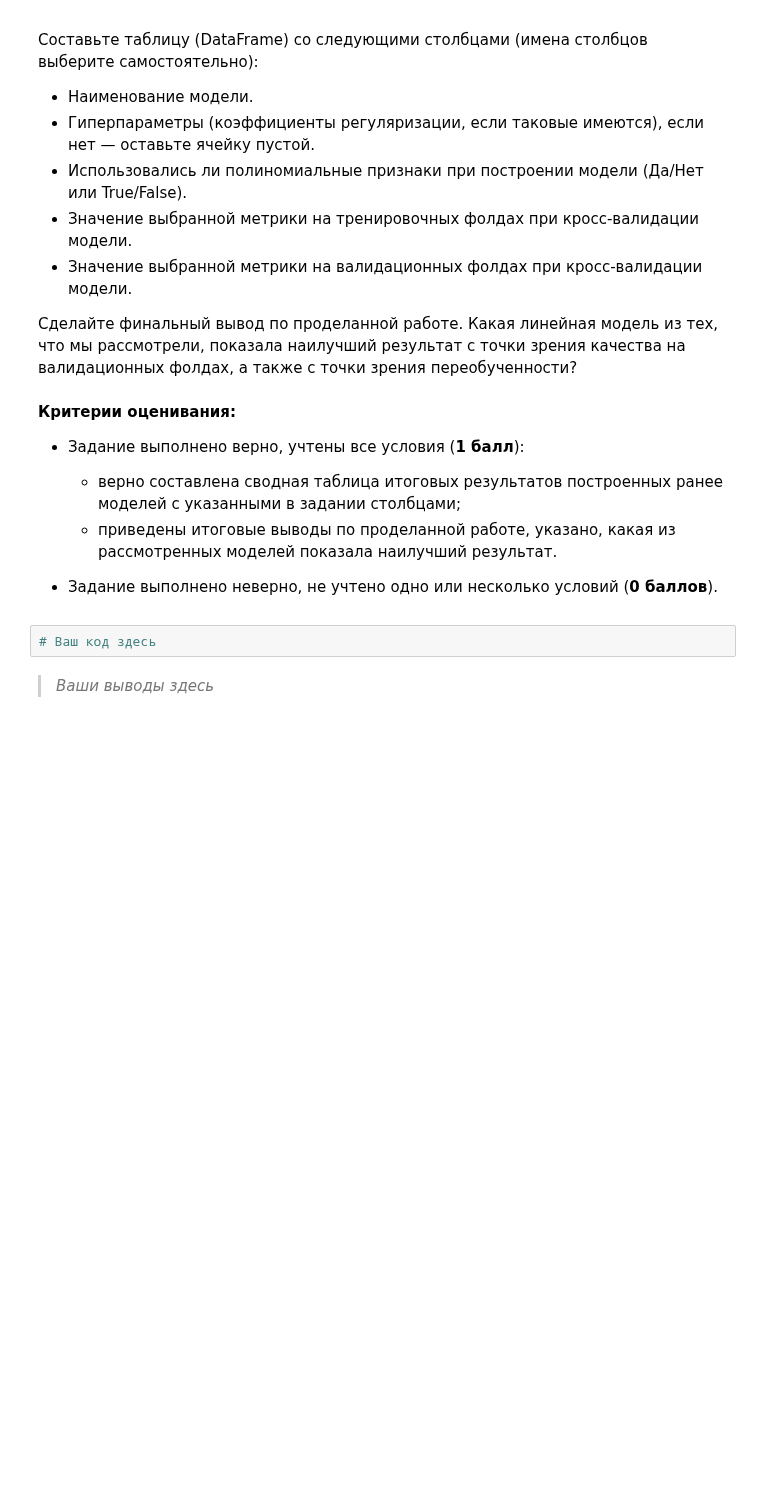
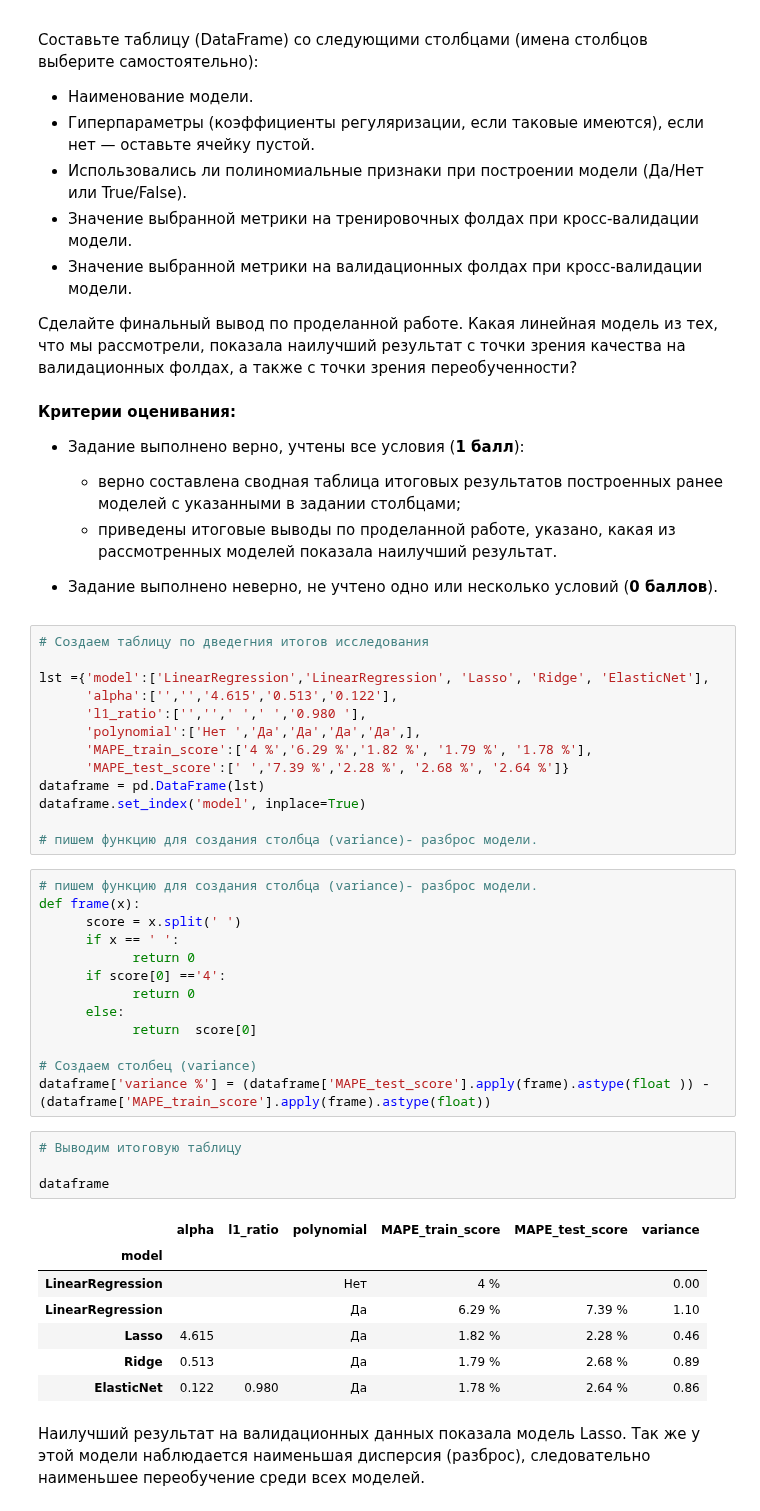
Before and after one commit to d3enjan/sf_data_science, a Jupyter notebook: skillfactory/MATH&ML-2. Линейная алгебра в контексте линейных методов. Часть II/MATH-ML-2. Практика. Ноутбук-шаблон.ipynb, the cells around one changed output. Saved outputs shown, nothing was run; the diff lists cells and outputs as text; blank space fills up the shorter version.

```diff
--- a/skillfactory/MATH&ML-2. Линейная алгебра в контексте линейных методов. Часть II/MATH-ML-2. Практика. Ноутбук-шаблон.ipynb
+++ b/skillfactory/MATH&ML-2. Линейная алгебра в контексте линейных методов. Часть II/MATH-ML-2. Практика. Ноутбук-шаблон.ipynb
@@ -549,6 +650,42 @@ from sklearn.model_selection import cross_validate
 
 - Задание выполнено неверно, не учтено одно или несколько условий (**0 баллов**).
 # %%
-# Ваш код здесь
+# Создаем таблицу по дведегния итогов исследования
+
+lst ={'model':['LinearRegression','LinearRegression', 'Lasso', 'Ridge', 'ElasticNet'],
+      'alpha':['','','4.615','0.513','0.122'],
+      'l1_ratio':['','',' ',' ','0.980 '],
+      'polynomial':['Нет ','Да','Да','Да','Да',],
+      'MAPE_train_score':['4 %','6.29 %','1.82 %', '1.79 %', '1.78 %'],
+      'MAPE_test_score':[' ','7.39 %','2.28 %', '2.68 %', '2.64 %']}
+dataframe = pd.DataFrame(lst)
+dataframe.set_index('model', inplace=True)
+
+# пишем функцию для создания столбца (variance)- разброс модели.
+# %%
+# пишем функцию для создания столбца (variance)- разброс модели.
+def frame(x):
+      score = x.split(' ')
+      if x == ' ':
+            return 0
+      if score[0] =='4':
+            return 0
+      else:
+            return  score[0]
+
+# Создаем столбец (variance)
+dataframe['variance %'] = (dataframe['MAPE_test_score'].apply(frame).astype(float )) -  (dataframe['MAPE_train_score'].apply(frame).astype(float))
+# %%
+# Выводим итоговую таблицу
+
+dataframe
+# %% [output]
+|  | alpha | l1_ratio | polynomial | MAPE_train_score | MAPE_test_score | variance |
+| model |  |  |  |  |  |  |
+| LinearRegression |  |  | Нет | 4 % |  | 0.00 |
+| LinearRegression |  |  | Да | 6.29 % | 7.39 % | 1.10 |
+| Lasso | 4.615 |  | Да | 1.82 % | 2.28 % | 0.46 |
+| Ridge | 0.513 |  | Да | 1.79 % | 2.68 % | 0.89 |
+| ElasticNet | 0.122 | 0.980 | Да | 1.78 % | 2.64 % | 0.86 |
 # %% [markdown]
-> *Ваши выводы здесь*
+Наилучший  результат на валидационных данных показала модель Lasso. Так же у этой модели наблюдается наименьшая дисперсия (разброс), следовательно наименьшее переобучение среди всех моделей.
```
Also changed, not shown: parts of 21 cells of this notebook, 1 other file.
